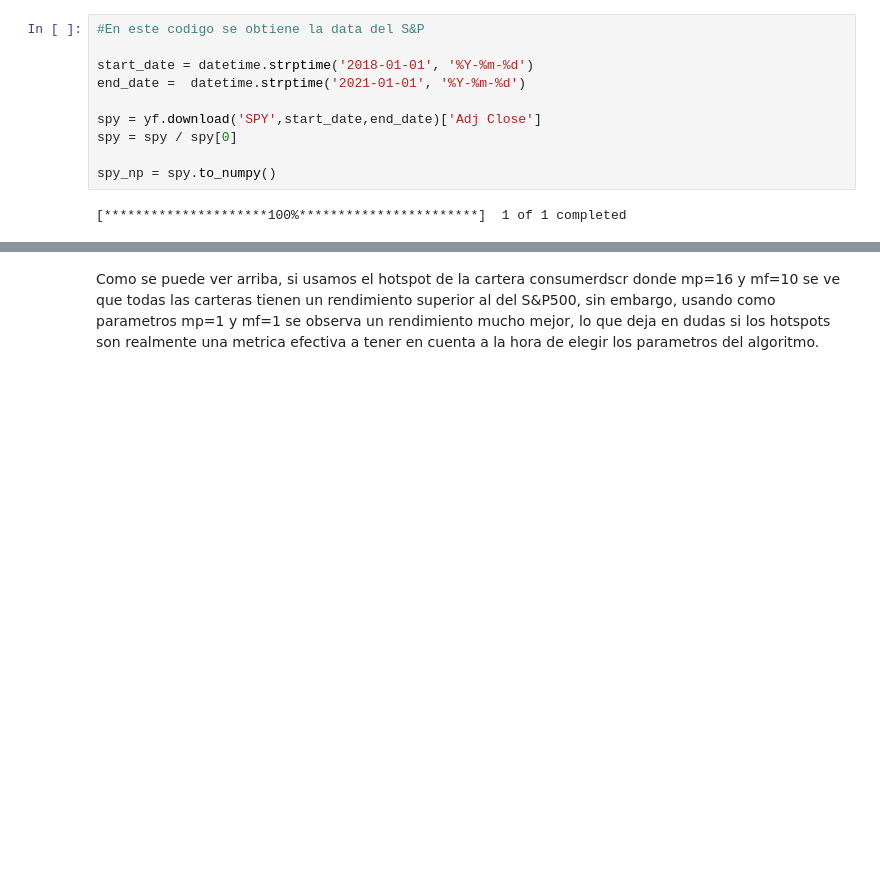
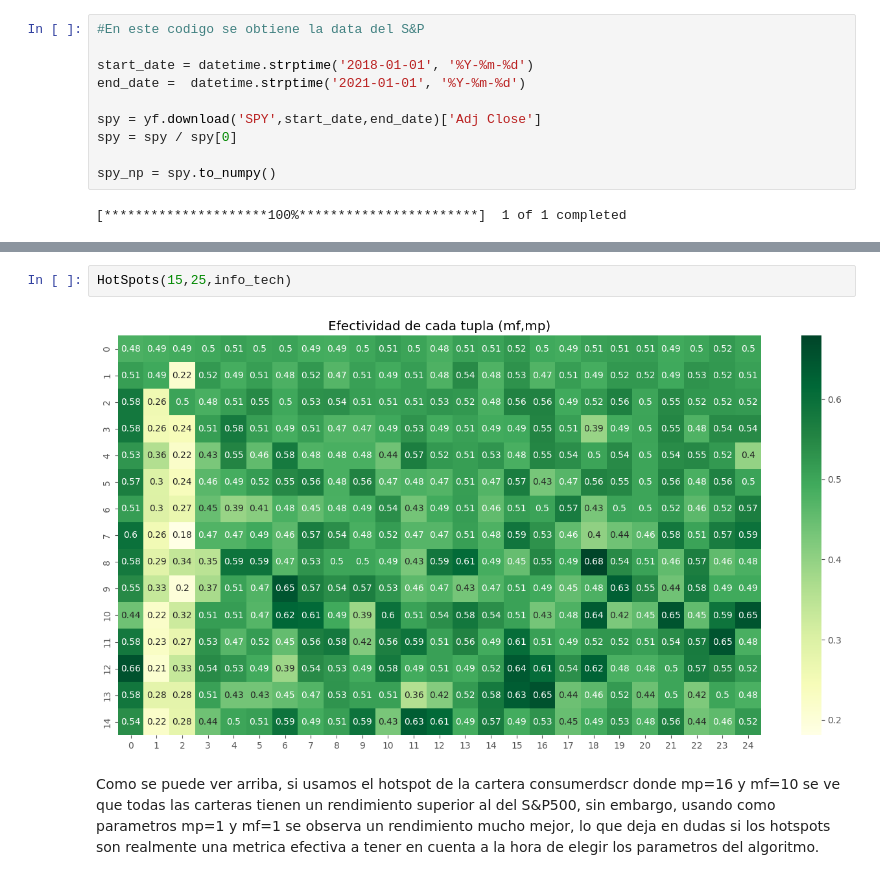
Before and after one commit to SalomoneCro/DMD-Implementation, a Jupyter notebook: DefinitivoAlgoritmo_DMD.ipynb, the cells around one changed output, grey strips where cells are left out. Saved outputs shown, nothing was run; the diff lists cells and outputs as text; blank space fills up the shorter version.

```diff
--- a/DefinitivoAlgoritmo_DMD.ipynb
+++ b/DefinitivoAlgoritmo_DMD.ipynb
@@ -347,2 +368,6 @@ plt.show()
+# %%
+HotSpots(15,25,info_tech)
+# %% [output]
+[figure, added]
 # %% [markdown]
 Como se puede ver arriba, si usamos el hotspot de la cartera consumerdscr donde mp=16 y mf=10 se ve que todas las carteras tienen un rendimiento superior al del S&P500, sin embargo, usando como parametros mp=1 y mf=1 se observa un rendimiento mucho mejor, lo que deja en dudas si los hotspots son realmente una metrica efectiva a tener en cuenta a la hora de elegir los parametros del algoritmo.
```
Also changed, not shown: parts of 5 cells of this notebook.
